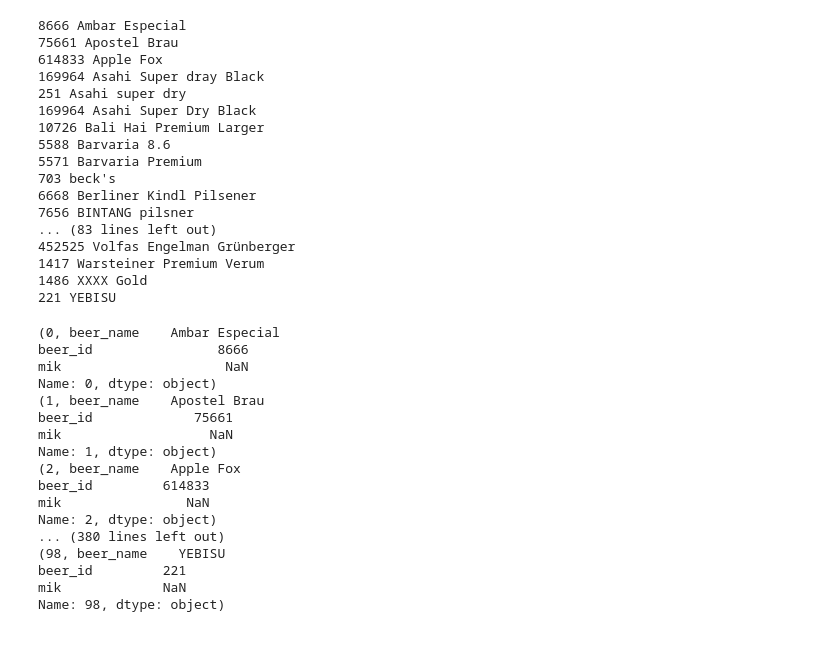
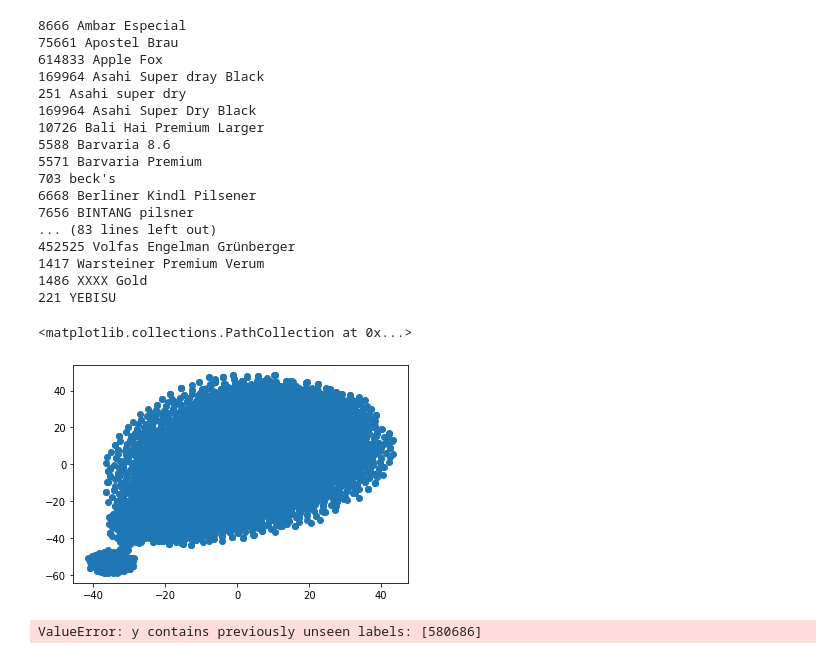
Before and after one commit to boostcampaitech3/final-project-level3-recsys-10, a Jupyter notebook: backend/recommendAPI/s3rec/inference.ipynb, the cells around one changed output. Cells and saved outputs as stored; diff of their text form; code cells hidden in the pictures.

```diff
--- a/backend/recommendAPI/s3rec/inference.ipynb
+++ b/backend/recommendAPI/s3rec/inference.ipynb
@@ -27,17 +30,17 @@ args.output_dir = "output/"
 args.data_name  = "rb"
 args.model_name = "Finetune_full"
 args.hidden_size = 64 # hidden size of transformer model
-args.num_hidden_layers = 2 # number of layers
+args.num_hidden_layers = 3 #2 # number of layers
 args.num_attention_heads = 2 # num_attention_heads
 args.hidden_act = "gelu"
 args.attention_probs_dropout_prob = 0.5 # attention dropout p
 args.hidden_dropout_prob = 0.5 # hidden dropout p
 args.initializer_range=0.02
-args.max_seq_length=50
+args.max_seq_length=300 #50
 
 # train args
 args.lr=0.001 # "learning rate of adam"
-args.batch_size=256 # number of batch_size"
+args.batch_size= 512 #256 # number of batch_size"
 args.epochs=200#"number of epochs")
 args.log_freq=1 #per epoch print res")
 args.seed=42
@@ -288,24 +296,19 @@ for i in filter_df[["beer_id", "beer_name"]].set_index("beer_id").iterrows():
 1417 Warsteiner Premium Verum
 1486 XXXX Gold
 221 YEBISU
-# %%
-for i in filter_df.iterrows():
-    print(i)
-# %% [output]
-(0, beer_name    Ambar Especial
-beer_id                8666
-mik                     NaN
-Name: 0, dtype: object)
-(1, beer_name    Apostel Brau
-beer_id             75661
-mik                   NaN
-Name: 1, dtype: object)
-(2, beer_name    Apple Fox
-beer_id         614833
-mik                NaN
-Name: 2, dtype: object)
-... (380 lines left out)
-(98, beer_name    YEBISU
-beer_id         221
-mik             NaN
-Name: 98, dtype: object)
+# %%
+from sklearn.manifold import TSNE
+n_components = 2
+tsne = TSNE(n_components=n_components)
+tsne_data = tsne.fit_transform(model.item_embeddings.weight.cpu().detach().numpy())
+# model.item_embeddings
+# %%
+import matplotlib
+import matplotlib.pyplot as plt
+
+df_tsne = pd.DataFrame(tsne_data, columns=["component 0", "component 1"])
+# %%
+plt.scatter(df_tsne["component 0"], df_tsne["component 1"])
+# %% [output]
+<matplotlib.collections.PathCollection at 0x...>
+[figure, added]
@@ -311,0 +318,6 @@ Name: 98, dtype: object)
+# %%
+df_beer_style = raw_ratebeer.groupby("beer_id")[["beer_id", "style"]].head(1)
+df_beer_style.index = range(len(df_beer_style))
+le.transform(df_beer_style["beer_id"].astype(int))
+# %% [output]
+ValueError: y contains previously unseen labels: [580686]
```
Also changed, not shown: parts of 15 cells of this notebook, 3 other files.
